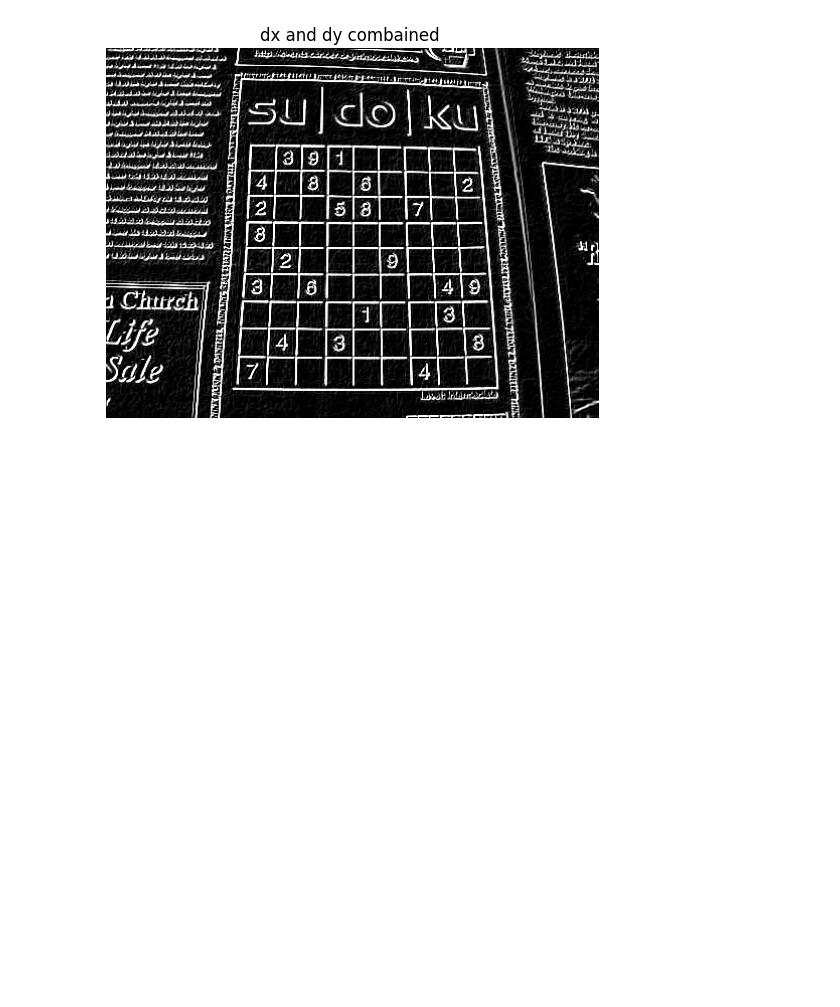
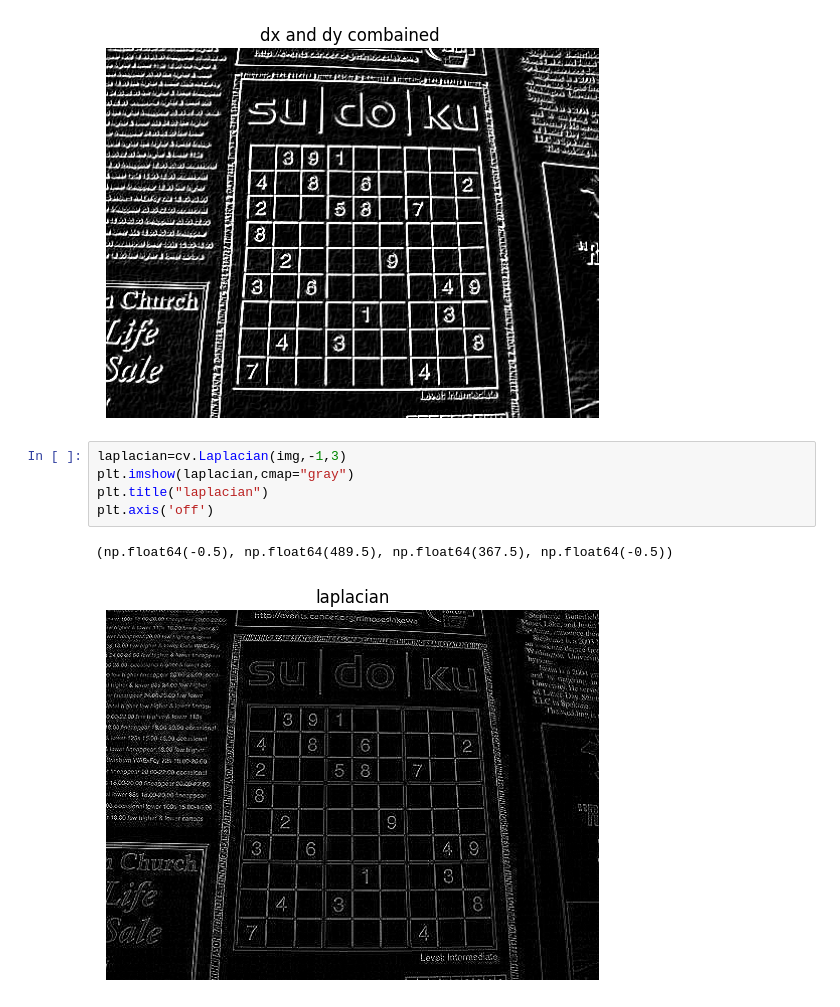
Before and after one commit to prithweeraaj/Computer-Vision-, a Jupyter notebook: Sobel edge detection .ipynb, the cells around one changed output. Saved outputs shown, nothing was run; the diff lists cells and outputs as text; blank space fills up the shorter version.

```diff
--- a/Sobel edge detection .ipynb
+++ b/Sobel edge detection .ipynb
@@ -38,3 +38,11 @@ plt.axis('off')
 # %% [output]
 (np.float64(-0.5), np.float64(489.5), np.float64(367.5), np.float64(-0.5))
 [figure]
+# %%
+laplacian=cv.Laplacian(img,-1,3)
+plt.imshow(laplacian,cmap="gray")
+plt.title("laplacian")
+plt.axis('off')
+# %% [output]
+(np.float64(-0.5), np.float64(489.5), np.float64(367.5), np.float64(-0.5))
+[figure, added]
```
